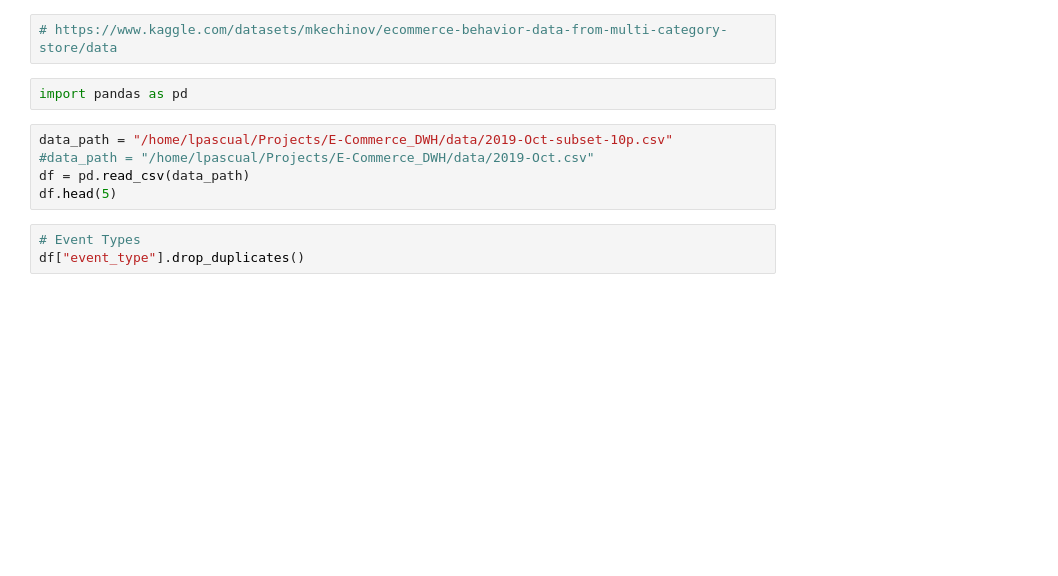
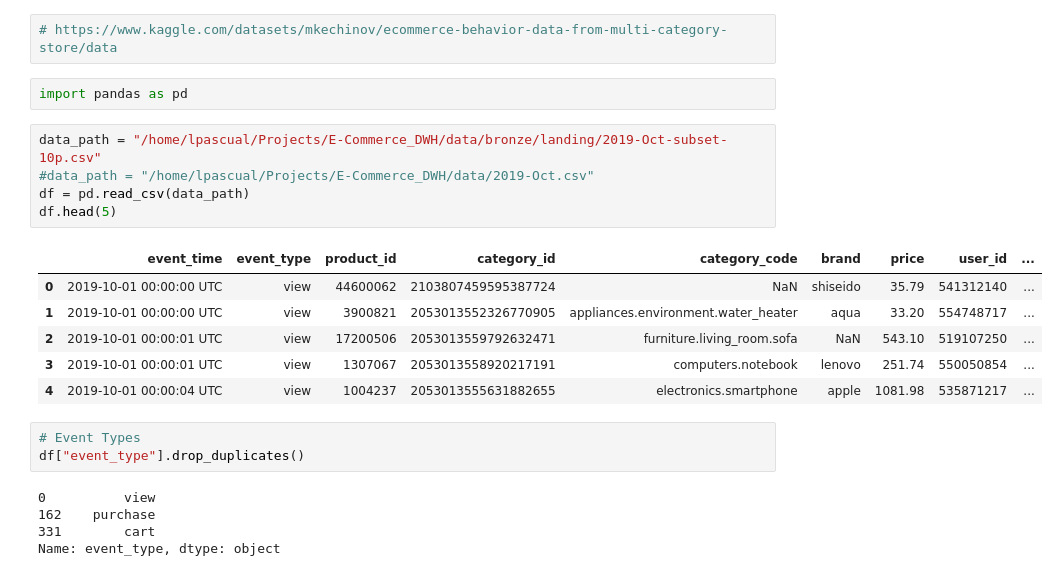
Before and after one commit to Phileodontist/E-Commerce_Data_Pipeline, a Jupyter notebook: scripts/exploration/oct-2019-explore.ipynb, the cells around one changed output. Saved outputs shown, nothing was run; the diff lists cells and outputs as text; blank space fills up the shorter version.

```diff
--- a/scripts/exploration/oct-2019-explore.ipynb
+++ b/scripts/exploration/oct-2019-explore.ipynb
@@ -3,13 +3,25 @@
 # %%
 import pandas as pd
 # %%
-data_path = "/home/lpascual/Projects/E-Commerce_DWH/data/2019-Oct-subset-10p.csv"
+data_path = "/home/lpascual/Projects/E-Commerce_DWH/data/bronze/landing/2019-Oct-subset-10p.csv"
 #data_path = "/home/lpascual/Projects/E-Commerce_DWH/data/2019-Oct.csv"
 df = pd.read_csv(data_path)
 df.head(5)
+# %% [output]
+|  | event_time | event_type | product_id | category_id | category_code | brand | price | user_id | ... |
+| 0 | 2019-10-01 00:00:00 UTC | view | 44600062 | 2103807459595387724 | NaN | shiseido | 35.79 | 541312140 | ... |
+| 1 | 2019-10-01 00:00:00 UTC | view | 3900821 | 2053013552326770905 | appliances.environment.water_heater | aqua | 33.20 | 554748717 | ... |
+| 2 | 2019-10-01 00:00:01 UTC | view | 17200506 | 2053013559792632471 | furniture.living_room.sofa | NaN | 543.10 | 519107250 | ... |
+| 3 | 2019-10-01 00:00:01 UTC | view | 1307067 | 2053013558920217191 | computers.notebook | lenovo | 251.74 | 550050854 | ... |
+| 4 | 2019-10-01 00:00:04 UTC | view | 1004237 | 2053013555631882655 | electronics.smartphone | apple | 1081.98 | 535871217 | ... |
 # %%
 # Event Types
 df["event_type"].drop_duplicates()
+# %% [output]
+0          view
+162    purchase
+331        cart
+Name: event_type, dtype: object
 # %%
 # Users that have multiple events
 df_user_count = df.groupby("user_id").size()
```
Also changed, not shown: parts of 7 cells of this notebook, 16 other files.
